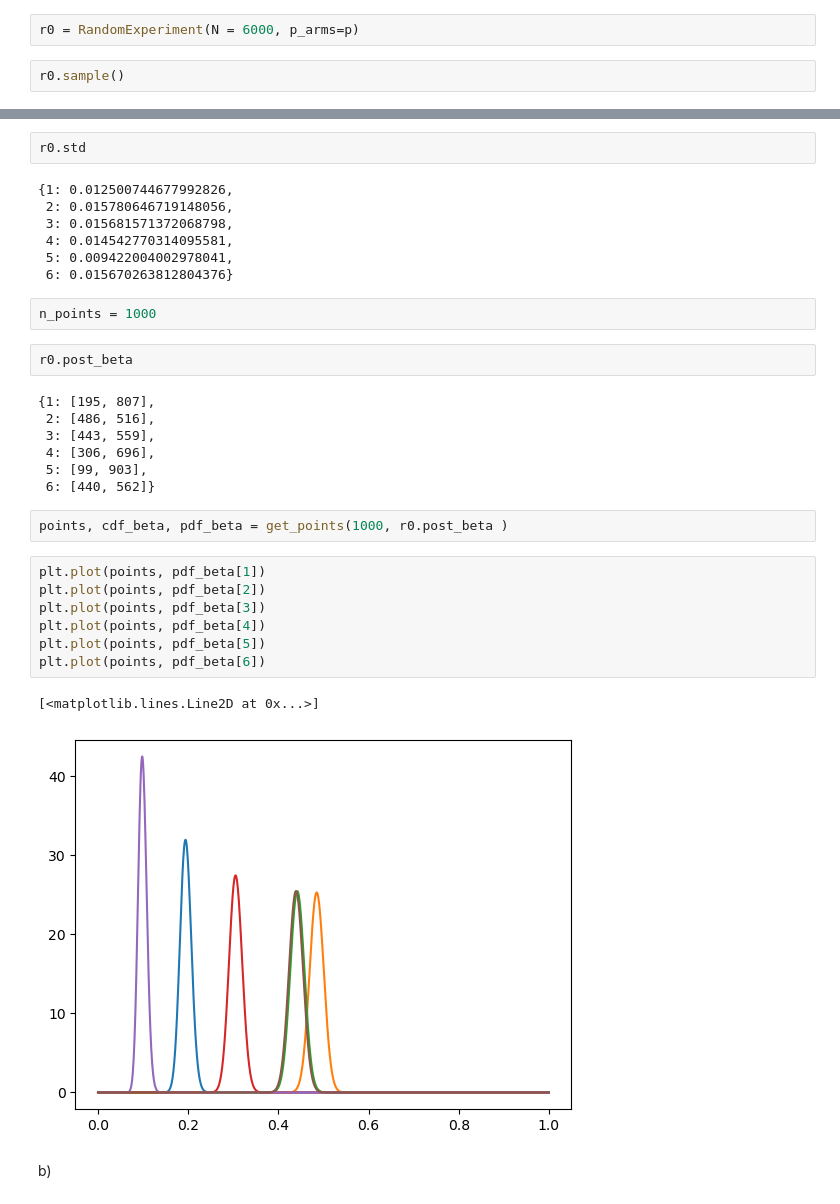
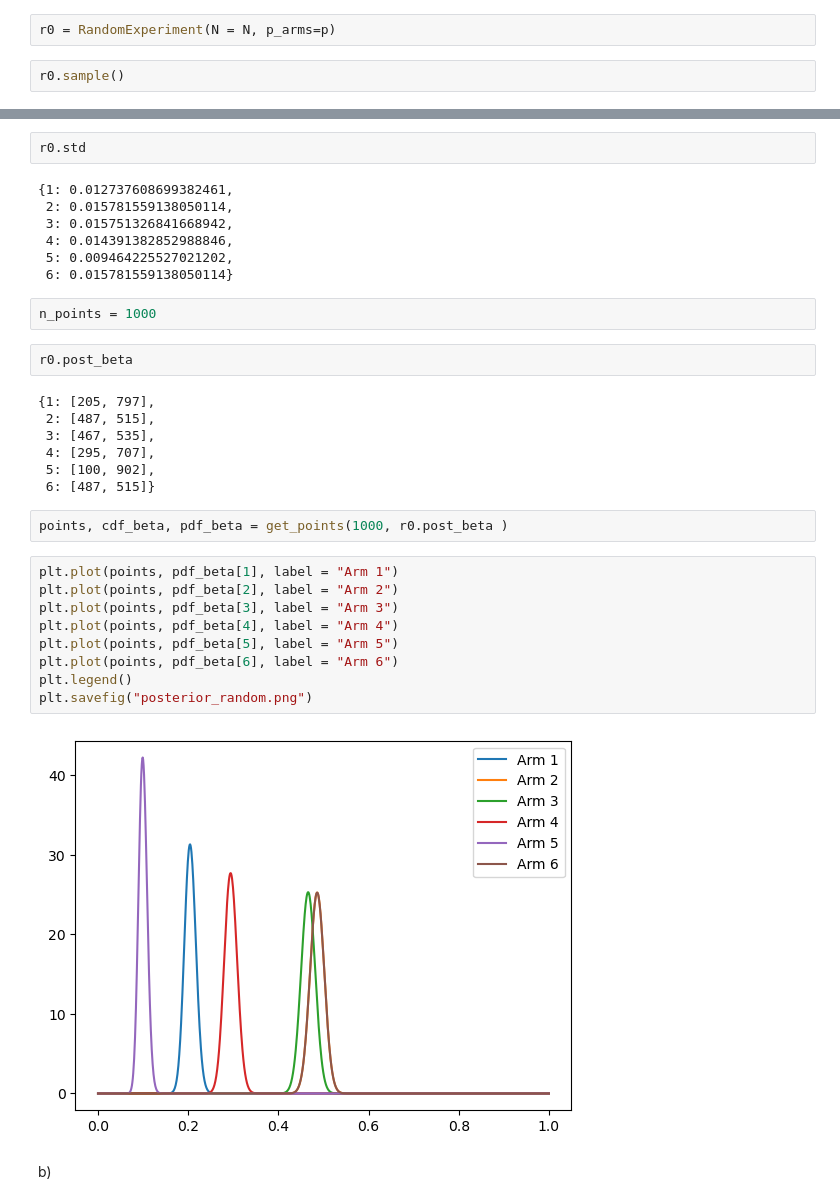
Before and after one commit to Erick11293/econometrics-iii, a Jupyter notebook: coding/notebooks/Pset3.ipynb, the cells around one changed output, grey strips where cells are left out. Saved outputs shown, nothing was run; the diff lists cells and outputs as text.

```diff
--- a/coding/notebooks/Pset3.ipynb
+++ b/coding/notebooks/Pset3.ipynb
@@ -108,7 +112,7 @@ class RandomExperiment:
         self.highest_mean = pd.Series(self.mean).idxmax()
         self.regret = max(self.p.values()) - np.mean(list(itertools.chain.from_iterable(self.results.values())))
 # %%
-r0 = RandomExperiment(N = 6000, p_arms=p)
+r0 = RandomExperiment(N = N, p_arms=p)
 # %%
 r0.sample()
 # %%
@@ -123,34 +127,35 @@ r0.mean
 # %%
 r0.std
 # %% [output]
-{1: 0.012500744677992826,
- 2: 0.015780646719148056,
- 3: 0.015681571372068798,
- 4: 0.014542770314095581,
- 5: 0.009422004002978041,
- 6: 0.015670263812804376}
+{1: 0.012737608699382461,
+ 2: 0.015781559138050114,
+ 3: 0.015751326841668942,
+ 4: 0.014391382852988846,
+ 5: 0.009464225527021202,
+ 6: 0.015781559138050114}
 # %%
 n_points = 1000
 # %%
 r0.post_beta
 # %% [output]
-{1: [195, 807],
- 2: [486, 516],
- 3: [443, 559],
- 4: [306, 696],
- 5: [99, 903],
- 6: [440, 562]}
+{1: [205, 797],
+ 2: [487, 515],
+ 3: [467, 535],
+ 4: [295, 707],
+ 5: [100, 902],
+ 6: [487, 515]}
 # %%
 points, cdf_beta, pdf_beta = get_points(1000, r0.post_beta )
 # %%
-plt.plot(points, pdf_beta[1])
-plt.plot(points, pdf_beta[2])
-plt.plot(points, pdf_beta[3])
-plt.plot(points, pdf_beta[4])
-plt.plot(points, pdf_beta[5])
-plt.plot(points, pdf_beta[6])
+plt.plot(points, pdf_beta[1], label = "Arm 1")
+plt.plot(points, pdf_beta[2], label = "Arm 2")
+plt.plot(points, pdf_beta[3], label = "Arm 3")
+plt.plot(points, pdf_beta[4], label = "Arm 4")
+plt.plot(points, pdf_beta[5], label = "Arm 5")
+plt.plot(points, pdf_beta[6], label = "Arm 6")
+plt.legend()
+plt.savefig("posterior_random.png")
 # %% [output]
-[<matplotlib.lines.Line2D at 0x...>]
-[figure, old version]
+[figure, new version]
 # %% [markdown]
 b)
```
Also changed, not shown: parts of 15 cells of this notebook, 18 other files.
